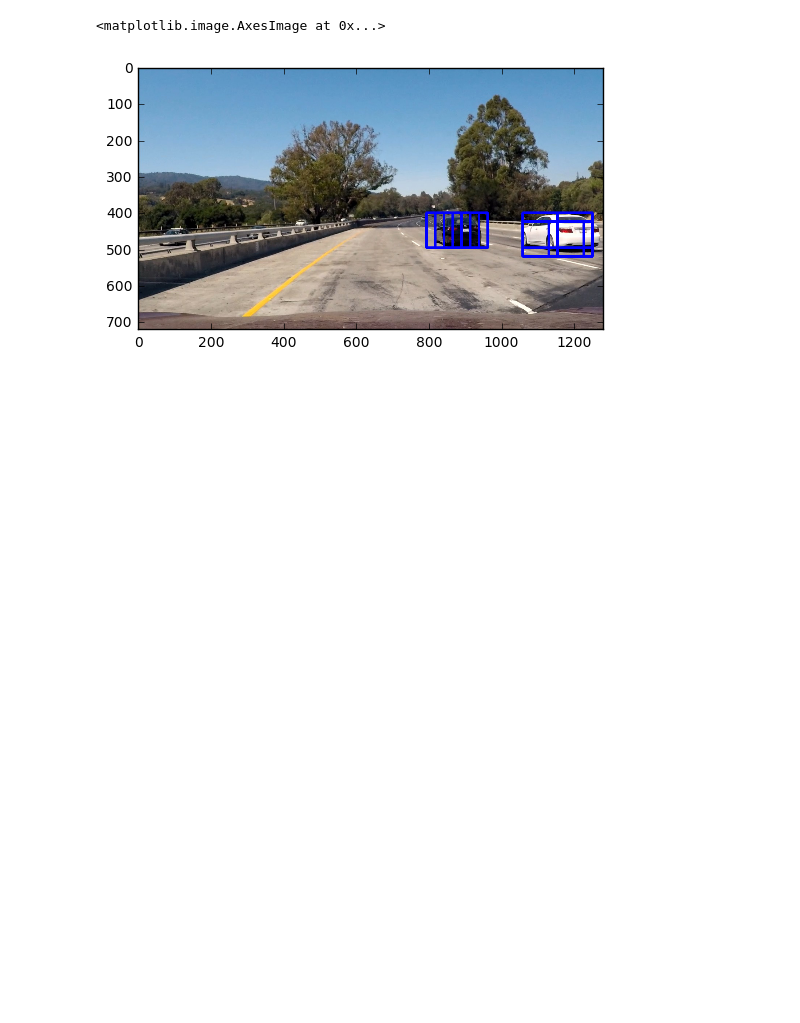
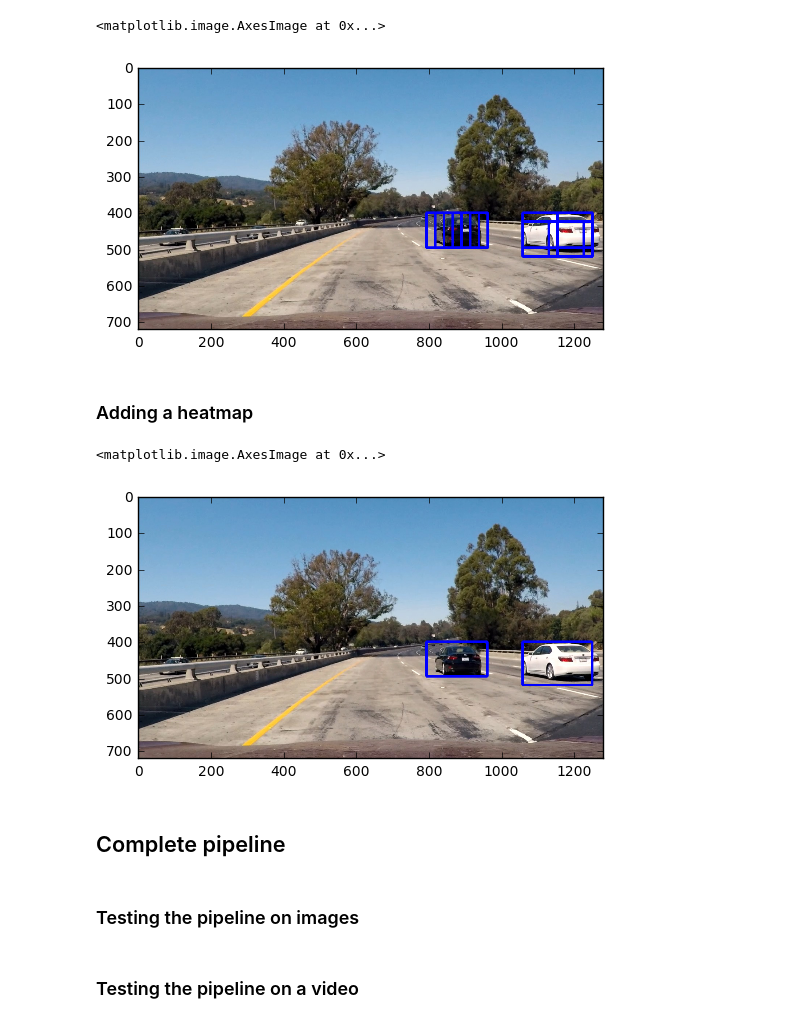
Before and after one commit to sprejjs/CarND-Vehicle-Detection, a Jupyter notebook: code.ipynb, the cells around one changed output. Drawn from its saved outputs; the diff is of its cells as text; code cells hidden in the pictures; blank space fills up the shorter version.

```diff
--- a/code.ipynb
+++ b/code.ipynb
@@ -188,6 +189,16 @@ def convert_color(img, conv='RGB2YCrCb'):
         return cv2.cvtColor(img, cv2.COLOR_BGR2YCrCb)
     if conv == 'RGB2LUV':
         return cv2.cvtColor(img, cv2.COLOR_RGB2LUV)
+
+def draw_boxes(img, bboxes, color=(0, 0, 255), thick=6):
+    # make a copy of the image
+    draw_img = np.copy(img)
+
+    for bbox in bboxes:
+        cv2.rectangle(draw_img, bbox[0], bbox[1], color, thick)
+    # draw each bounding box on your image copy using cv2.rectangle()
+    # return the image copy with boxes drawn
+    return draw_img
 
 def find_cars(img, ystart, ystop, scale, svc, X_scaler, orient, pix_per_cell, cell_per_block, spatial_size, hist_bins):
 
@@ -220,6 +231,7 @@ def find_cars(img, ystart, ystop, scale, svc, X_scaler, orient, pix_per_cell, ce
     hog2 = get_hog_features(ch2, orient, pix_per_cell, cell_per_block, feature_vec=False)
     hog3 = get_hog_features(ch3, orient, pix_per_cell, cell_per_block, feature_vec=False)
 
+    bboxes = []
     for xb in range(nxsteps):
         for yb in range(nysteps):
             ypos = yb*cells_per_step
@@ -248,18 +260,66 @@ def find_cars(img, ystart, ystop, scale, svc, X_scaler, orient, pix_per_cell, ce
                 xbox_left = np.int(xleft*scale)
                 ytop_draw = np.int(ytop*scale)
                 win_draw = np.int(window*scale)
-                cv2.rectangle(draw_img,(xbox_left, ytop_draw+ystart),(xbox_left+win_draw,ytop_draw+win_draw+ystart),(0,0,255),6)
+                bboxes.append(((xbox_left, ytop_draw+ystart), (xbox_left+win_draw,ytop_draw+win_draw+ystart)))
 
-    return draw_img
+    return bboxes
 
 ystart = 400
 ystop = 656
 scale = 1.5
 
 img = mpimg.imread('test_images/test1.jpg')
-out_img = find_cars(img, ystart, ystop, scale, svc, X_scaler, orient, pix_per_cell, cell_per_block, spatial_size, hist_bins)
+bboxes = find_cars(img, ystart, ystop, scale, svc, X_scaler, orient, pix_per_cell, cell_per_block, spatial_size, hist_bins)
+
+out_img = draw_boxes(img, bboxes)
 
 plt.imshow(out_img)
 # %% [output]
 <matplotlib.image.AxesImage at 0x...>
 [figure]
+# %% [markdown]
+### Adding a heatmap
+# %%
+def add_heat(heatmap, bbox_list):
+    # Iterate through list of bboxes
+    for box in bbox_list:
+        # Add += 1 for all pixels inside each bbox
+        # Assuming each "box" takes the form ((x1, y1), (x2, y2))
+        heatmap[box[0][1]:box[1][1], box[0][0]:box[1][0]] += 1
+
+    # Return updated heatmap
+    return heatmap
+
+def apply_threshold(heatmap, threshold):
+    # Zero out pixels below the threshold
+    heatmap[heatmap <= threshold] = 0
+    # Return thresholded map
+    return heatmap
+
+def draw_labeled_bboxes(img, labels):
+    # Iterate through all detected cars
+    for car_number in range(1, labels[1]+1):
+        # Find pixels with each car_number label value
+        nonzero = (labels[0] == car_number).nonzero()
+        # Identify x and y values of those pixels
+        nonzeroy = np.array(nonzero[0])
+        nonzerox = np.array(nonzero[1])
+        # Define a bounding box based on min/max x and y
+        bbox = ((np.min(nonzerox), np.min(nonzeroy)), (np.max(nonzerox), np.max(nonzeroy)))
+        # Draw the box on the image
+        cv2.rectangle(img, bbox[0], bbox[1], (0,0,255), 6)
+    # Return the image
+    return img
+
+img = mpimg.imread('test_images/test1.jpg')
+heatmap = np.zeros_like(img[:,:,0]).astype(np.float)
+heatmap = add_heat(heatmap, bboxes)
+labels = label(heatmap)
+draw_img = draw_labeled_bboxes(np.copy(img), labels)
+# Display the image
+plt.imshow(draw_img)
+# %% [output]
+<matplotlib.image.AxesImage at 0x...>
+[figure, added]
+# %% [markdown]
+## Complete pipeline
@@ -265,0 +334,2 @@ plt.imshow(out_img)
+# %% [markdown]
+### Testing the pipeline on images
@@ -265,0 +346,2 @@ plt.imshow(out_img)
+# %% [markdown]
+### Testing the pipeline on a video
```
Also changed, not shown: parts of 6 cells of this notebook, 4 other files.
